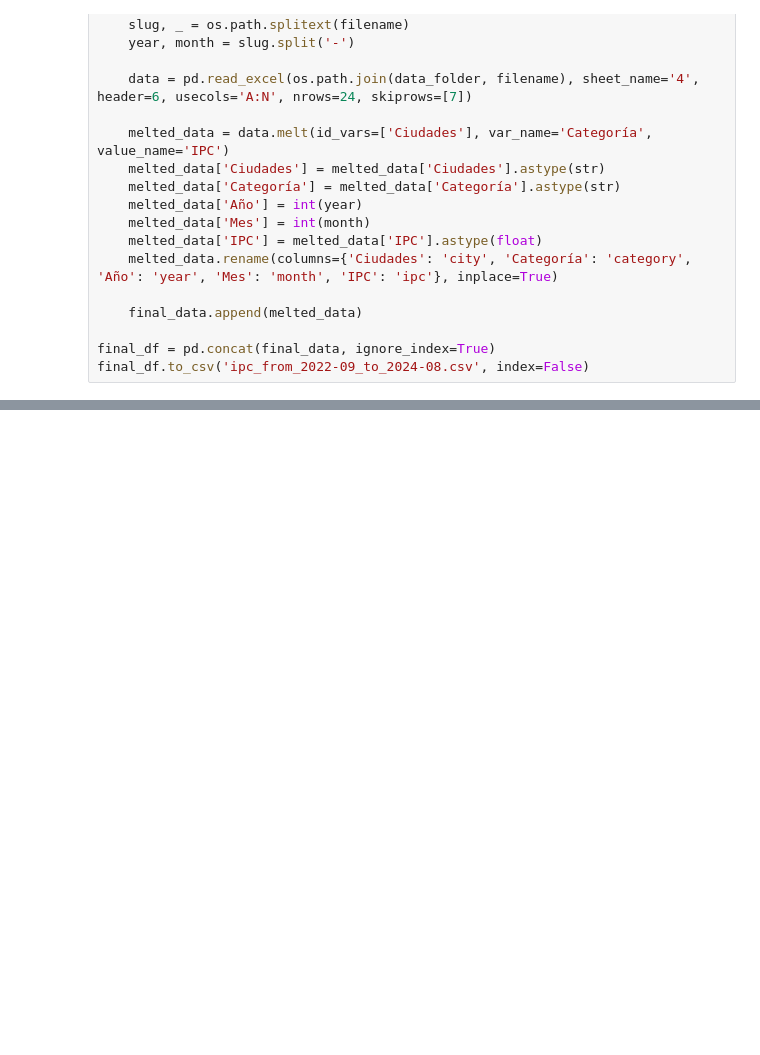
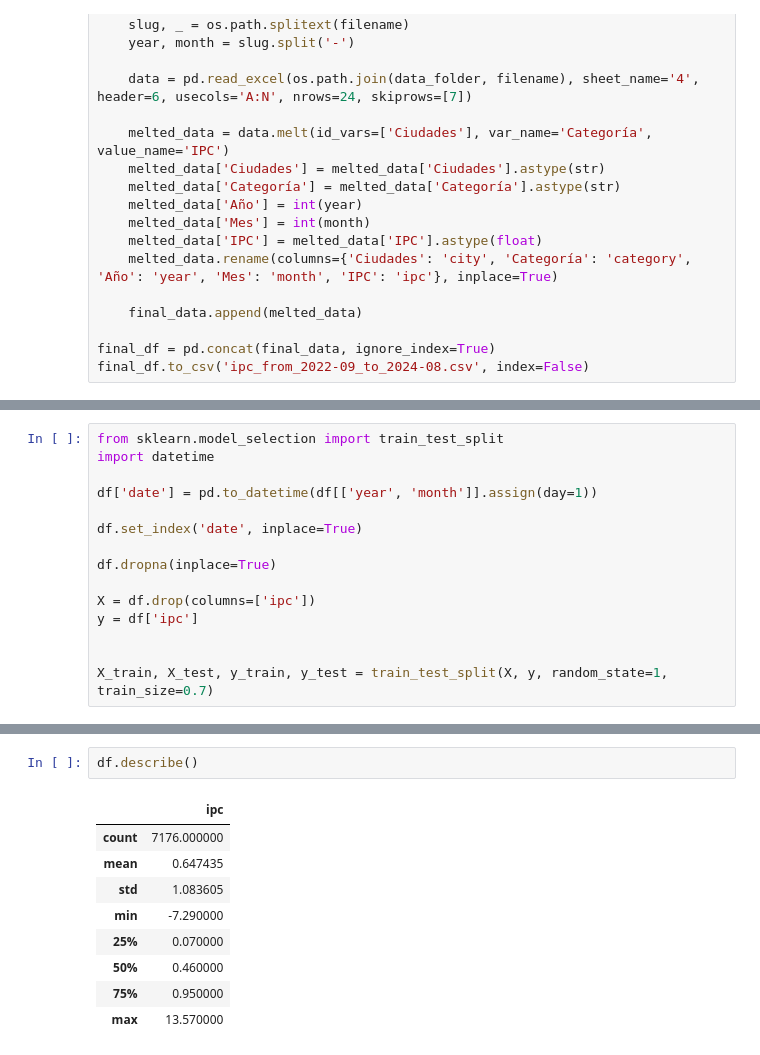
Before and after one commit to lejito/apd-analisis-ipc, a Jupyter notebook: APD_Proyecto_aula_IPC_Parte_1.ipynb, the cells around one changed output, grey strips where cells are left out. Saved outputs shown, nothing was run; the diff lists cells and outputs as text; blank space fills up the shorter version.

```diff
--- a/APD_Proyecto_aula_IPC_Parte_1.ipynb
+++ b/APD_Proyecto_aula_IPC_Parte_1.ipynb
@@ -125,0 +192,15 @@ final_df.to_csv('ipc_from_2022-09_to_2024-08.csv', index=False)
+# %%
+from sklearn.model_selection import train_test_split
+import datetime
+
+df['date'] = pd.to_datetime(df[['year', 'month']].assign(day=1))
+
+df.set_index('date', inplace=True)
+
+df.dropna(inplace=True)
+
+X = df.drop(columns=['ipc'])
+y = df['ipc']
+
+
+X_train, X_test, y_train, y_test = train_test_split(X, y, random_state=1, train_size=0.7)
@@ -125,0 +270,12 @@ final_df.to_csv('ipc_from_2022-09_to_2024-08.csv', index=False)
+# %%
+df.describe()
+# %% [output]
+|  | ipc |
+| count | 7176.000000 |
+| mean | 0.647435 |
+| std | 1.083605 |
+| min | -7.290000 |
+| 25% | 0.070000 |
+| 50% | 0.460000 |
+| 75% | 0.950000 |
+| max | 13.570000 |
```
Also changed, not shown: parts of 12 cells of this notebook.
